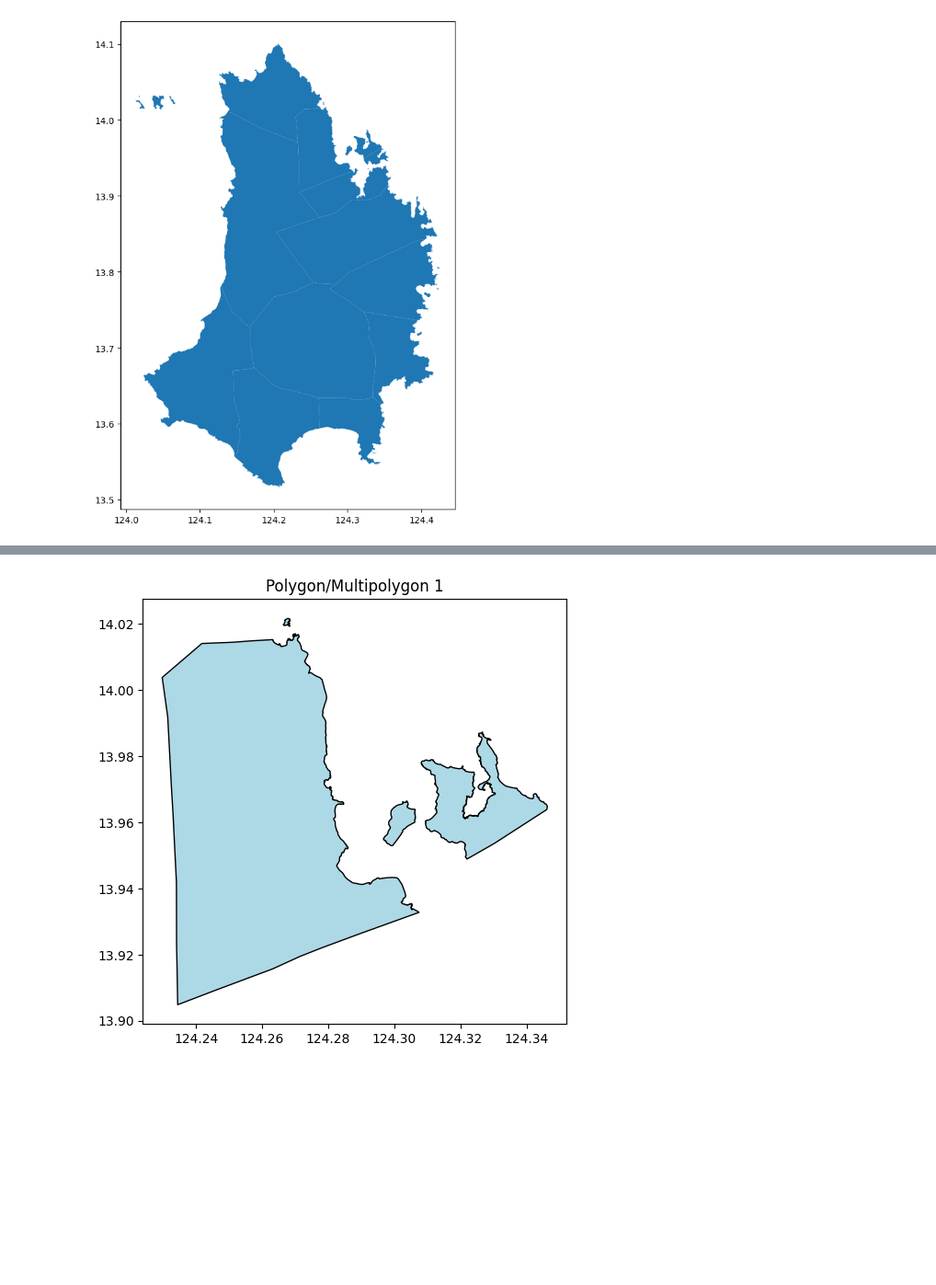
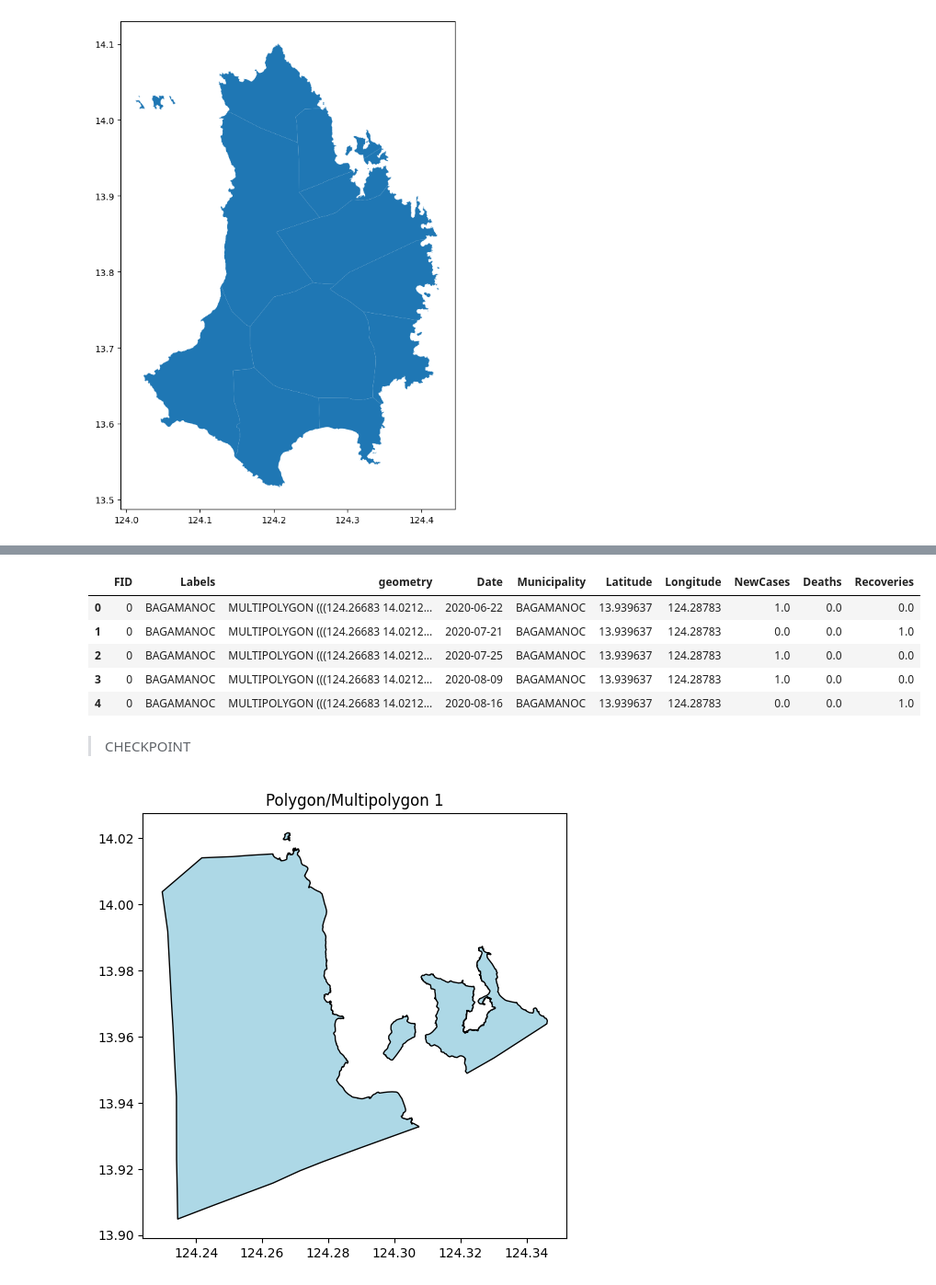
Before and after one commit to dddelacruz/cs198-scl-envi-2425, a Jupyter notebook: visualize.ipynb, the cells around one changed output, grey strips where cells are left out. Shown at 92% size. Saved outputs shown, nothing was run; the diff lists cells and outputs as text; code cells hidden in the pictures; blank space fills up the shorter version.

```diff
--- a/visualize.ipynb
+++ b/visualize.ipynb
@@ -38,0 +47,12 @@ df.head()
+# %%
+unique_dates = df['Date'].unique().tolist()
+df_test = map_df.copy()
+df_test = df_test.merge(df, left_on='Labels', right_on='Municipality')
+df_test.head()
+# %% [output]
+|  | FID | Labels | geometry | Date | Municipality | Latitude | Longitude | NewCases | Deaths | Recoveries |
+| 0 | 0 | BAGAMANOC | MULTIPOLYGON (((124.26683 14.0212... | 2020-06-22 | BAGAMANOC | 13.939637 | 124.28783 | 1.0 | 0.0 | 0.0 |
+| 1 | 0 | BAGAMANOC | MULTIPOLYGON (((124.26683 14.0212... | 2020-07-21 | BAGAMANOC | 13.939637 | 124.28783 | 0.0 | 0.0 | 1.0 |
+| 2 | 0 | BAGAMANOC | MULTIPOLYGON (((124.26683 14.0212... | 2020-07-25 | BAGAMANOC | 13.939637 | 124.28783 | 1.0 | 0.0 | 0.0 |
+| 3 | 0 | BAGAMANOC | MULTIPOLYGON (((124.26683 14.0212... | 2020-08-09 | BAGAMANOC | 13.939637 | 124.28783 | 1.0 | 0.0 | 0.0 |
+| 4 | 0 | BAGAMANOC | MULTIPOLYGON (((124.26683 14.0212... | 2020-08-16 | BAGAMANOC | 13.939637 | 124.28783 | 0.0 | 0.0 | 1.0 |
@@ -39,3 +71,5 @@ df.head()
+# %% [markdown]
+> CHECKPOINT
 # %%
 import geopandas as gpd
 import matplotlib.pyplot as plt
```
Also changed, not shown: parts of 4 cells of this notebook, 1 other file.
